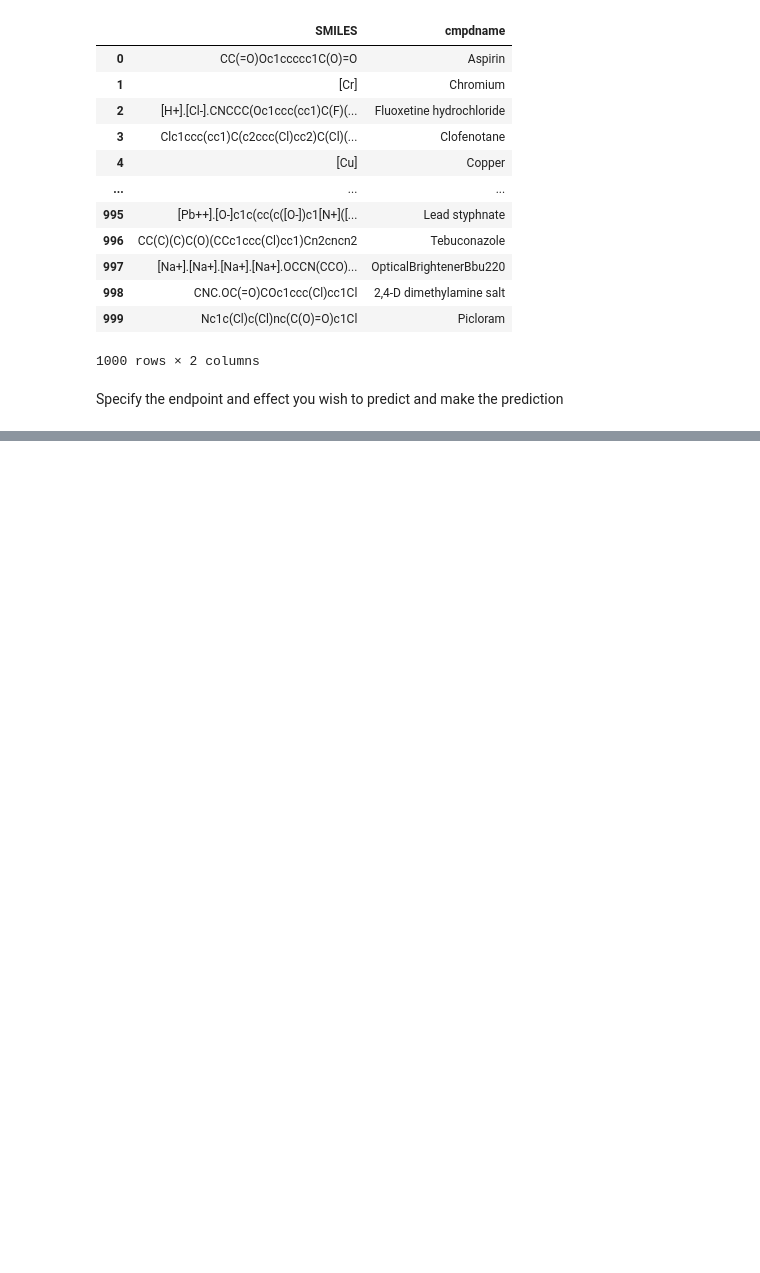
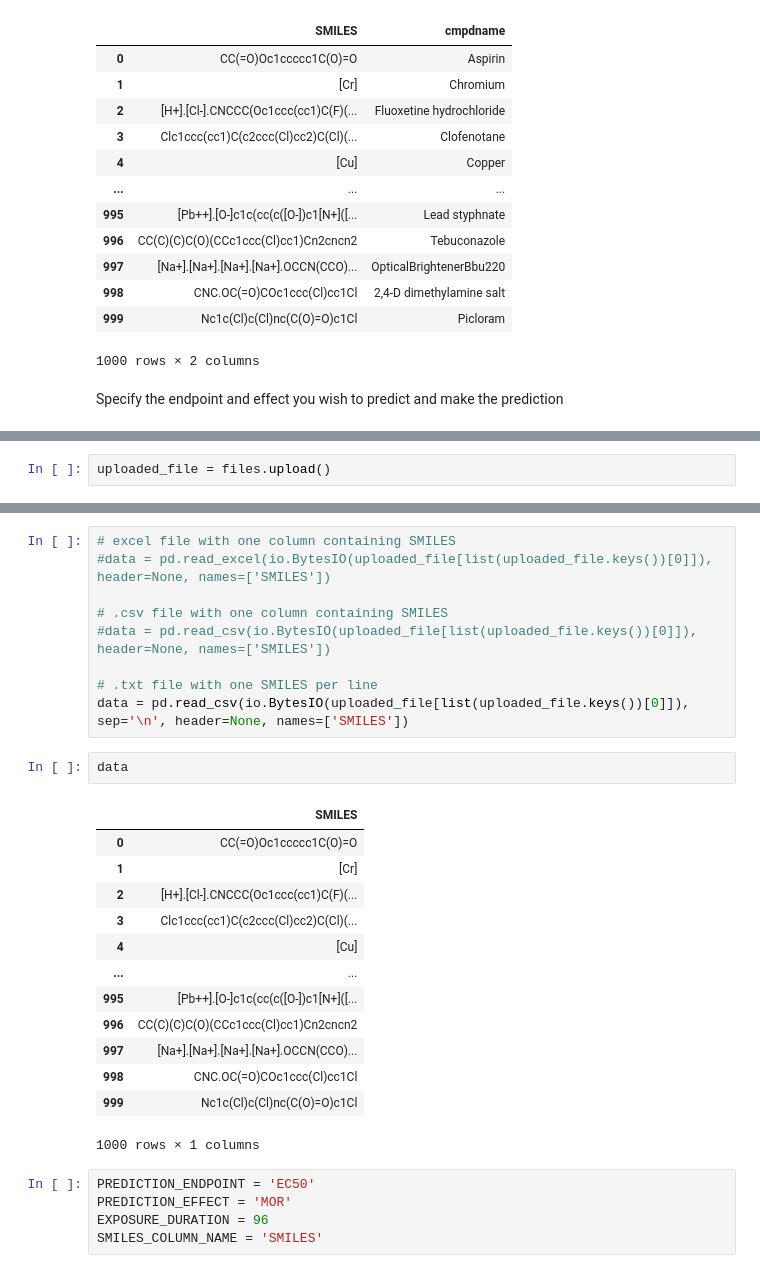
Before and after one commit to StyrbjornKall/TRIDENT, a Jupyter notebook: tutorials/Inference_tutorial_colab.ipynb, the cells around one changed output, grey strips where cells are left out. Saved outputs shown, nothing was run; the diff lists cells and outputs as text; blank space fills up the shorter version.

Commit message:
Added upload capability

```diff
--- a/tutorials/Inference_tutorial_colab.ipynb
+++ b/tutorials/Inference_tutorial_colab.ipynb
@@ -115,0 +124,2 @@ Will use input 0 to network due to no Onehotencodings being present.
+# %%
+uploaded_file = files.upload()
@@ -115,0 +129,30 @@ Will use input 0 to network due to no Onehotencodings being present.
+# %%
+# excel file with one column containing SMILES
+#data = pd.read_excel(io.BytesIO(uploaded_file[list(uploaded_file.keys())[0]]), header=None, names=['SMILES'])
+
+# .csv file with one column containing SMILES
+#data = pd.read_csv(io.BytesIO(uploaded_file[list(uploaded_file.keys())[0]]), header=None, names=['SMILES'])
+
+# .txt file with one SMILES per line
+data = pd.read_csv(io.BytesIO(uploaded_file[list(uploaded_file.keys())[0]]), sep='\n', header=None, names=['SMILES'])
+# %%
+data
+# %% [output]
+|  | SMILES |
+| 0 | CC(=O)Oc1ccccc1C(O)=O |
+| 1 | [Cr] |
+| 2 | [H+].[Cl-].CNCCC(Oc1ccc(cc1)C(F)(... |
+| 3 | Clc1ccc(cc1)C(c2ccc(Cl)cc2)C(Cl)(... |
+| 4 | [Cu] |
+| ... | ... |
+| 995 | [Pb++].[O-]c1c(cc(c([O-])c1[N+]([... |
+| 996 | CC(C)(C)C(O)(CCc1ccc(Cl)cc1)Cn2cncn2 |
+| 997 | [Na+].[Na+].[Na+].[Na+].OCCN(CCO)... |
+| 998 | CNC.OC(=O)COc1ccc(Cl)cc1Cl |
+| 999 | Nc1c(Cl)c(Cl)nc(C(O)=O)c1Cl |
+1000 rows × 1 columns
+# %%
+PREDICTION_ENDPOINT = 'EC50'
+PREDICTION_EFFECT = 'MOR'
+EXPOSURE_DURATION = 96
+SMILES_COLUMN_NAME = 'SMILES'
```
Also changed, not shown: parts of 8 cells of this notebook.
